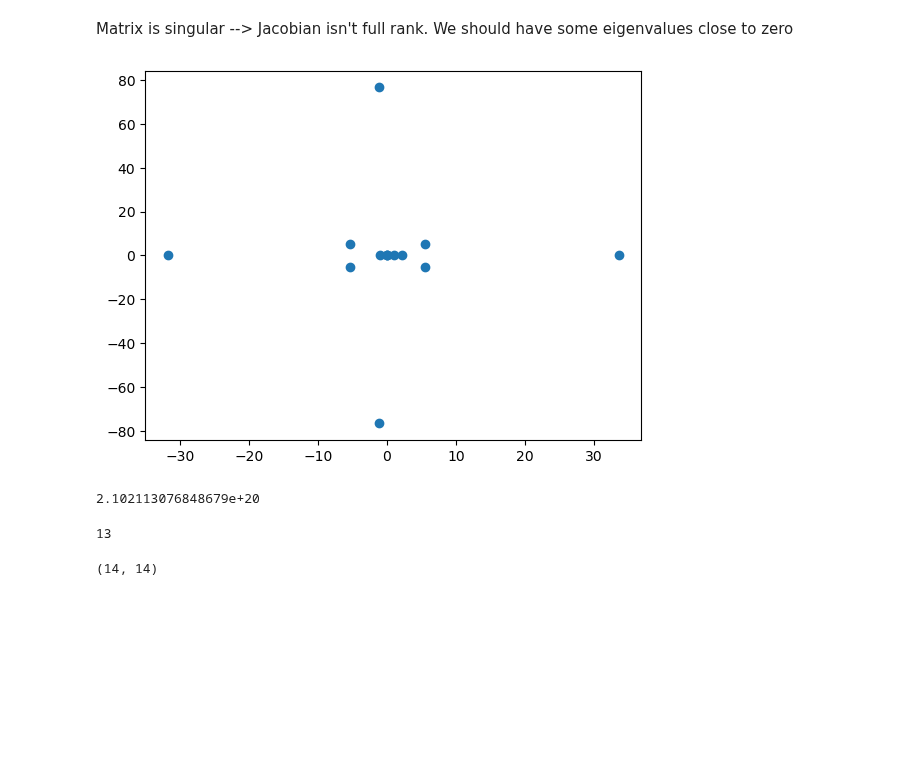
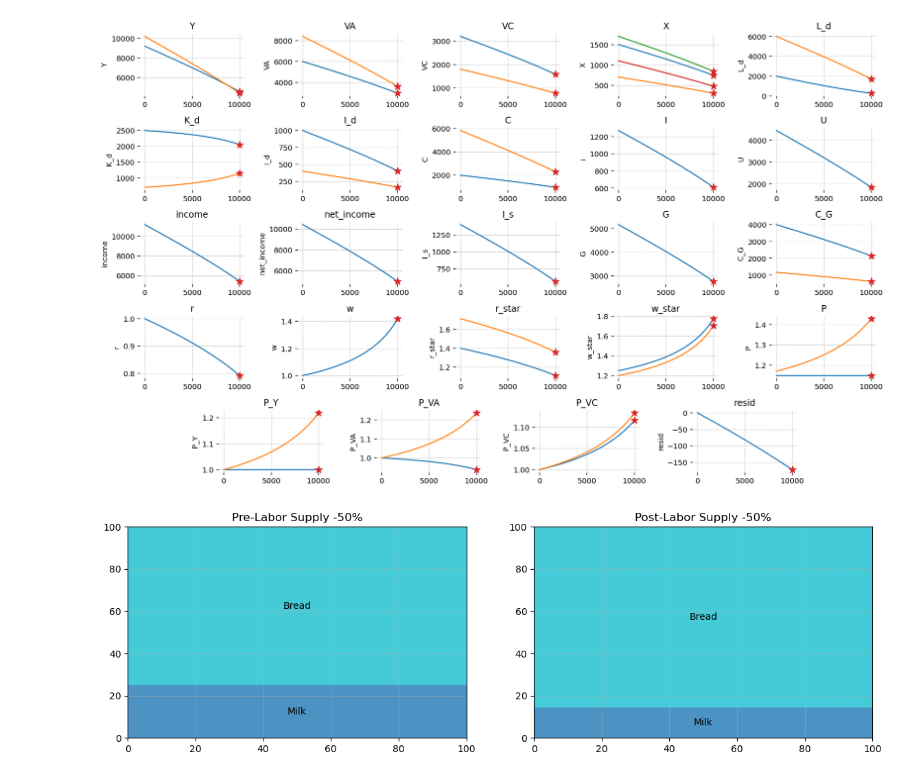
Before and after one commit to jessegrabowski/cge_modeling, a Jupyter notebook: notebooks/Tests and Ohter/Factor Tax Test.ipynb, the cells around one changed output. Drawn from its saved outputs; the diff is of its cells as text; code cells hidden in the pictures; blank space fills up the shorter version.

Commit message:
Add plotting function
Add plotting requiresments to REQUIREMENTS.txt

Add tax example and SAM

```diff
--- a/notebooks/Tests and Ohter/Factor Tax Test.ipynb
+++ b/notebooks/Tests and Ohter/Factor Tax Test.ipynb
@@ -15,7 +16,11 @@ from cge_modeling.pytensorf.compile import (
     pytensor_objects_from_CGEModel,
 )
 # %%
-df = pd.read_csv("../data/factor_tax.csv", index_col=[0, 1], header=[0, 1]).fillna(0)
+df = pd.read_csv("../data/factor_tax.csv", index_col=[0, 1], header=[0, 1]).fillna(0).iloc[:-4, :-1]
 np.testing.assert_allclose(df.sum(axis=0).values, df.sum(axis=1).values)
+# %%
+sectors = ["Milk", "Bread"]
+n_sectors = 2
+coords = {"i": sectors, "j": sectors}
 # %%
 variables = [
@@ -99,3 +272,9 @@ assert n_eq == n_var, f"{n_eq} equations, {n_var} variables"
+# %%
+def get_CES_params(fac1, fac2, p1, p2, output, epsilon):
+    _rho = (epsilon - 1) / epsilon
+    alpha = p1 * fac1 ** (1 / epsilon) / ((p1 * fac1 ** (1 / epsilon) + p2 * fac2 ** (1 / epsilon)))
+    A = output * (alpha * fac1**_rho + (1 - alpha) * fac2**_rho) ** (-1 / _rho)
+    return A, alpha
 # %%
 def calibrate_model(
     *,
@@ -162,20 +390,26 @@ def calibrate_model(
 # %%
+from copy import deepcopy
+
 initial_data = {
-    "Y": df.loc[("Production")].values.sum(),
-    "K_s": df.loc[("Institution", "Household"), ("Factor", "Capital")],
-    "L_s": df.loc[("Institution", "Household"), ("Factor", "Labor")],
-    "K_d": df.loc[("Factor", "Capital"), :].sum(),
-    "L_d": df.loc[("Factor", "Labor"), :].sum(),
-    "C": df.loc[("Production", "Firm"), ("Institution", "Household")],
+    "Y": df["Production"].values.sum(axis=0),
+    "K_d": df.loc[("Factor", "Capital"), "Activities"],
+    "L_d": df.loc[("Factor", "Labor"), "Activities"],
+    "X": df.loc["Production", "Activities"],
+    "C": df.loc["Production", ("Institution", "Household")],
     "I": df.loc[("Other", "Investment"), ("Institution", "Household")],
-    "C_G": df.loc[("Production", "Firm"), ("Institution", "Govt")],
+    "I_d": df.loc["Production", ("Other", "Investment")],
+    "C_G": df.loc["Production", ("Institution", "Govt")],
     "I_G": df.loc[("Other", "Investment"), ("Institution", "Govt")],
-    "sales_tax_revenue": df.loc[("Institution", "Govt"), ("Production", "Firm")],
-    "income_tax_revenue": df.loc[("Institution", "Govt"), ("Institution", "Household")],
-    "capital_tax_revenue": df.loc[("Institution", "Govt"), ("Factor", "Capital")],
-    "wage_tax_revenue": df.loc[("Institution", "Govt"), ("Factor", "Labor")],
+    "sales_tax_payment": df.loc["Sales Tax", ("Institution", "Household")],
+    "income_tax_payment": df.loc[("Income Tax", "Household"), ("Institution", "Household")],
+    "capital_tax_payment": df.loc[("Use Tax", "Capital"), "Production"],
+    "wage_tax_payment": df.loc[("Use Tax", "Labor"), "Production"],
 }
 
-econometric_estimates = {"epsilon": 3.0}
+initial_data = {
+    k: deepcopy(v.values) if hasattr(v, "values") else v for k, v in initial_data.items()
+}
+
+econometric_estimates = {"epsilon": np.full(n_sectors, 3), "epsilon_C": 10}
 
 calibrated_data = calibrate_model(mod=mod, **(initial_data | econometric_estimates))
@@ -202,22 +430,14 @@ Inputs types: [TensorType(float64, shape=(14, 14)), TensorType(float64, shape=(1
-# %% [markdown]
-Matrix is singular --> Jacobian isn't full rank. We should have some eigenvalues close to zero
-# %%
-jac = mod.f_jac(**calibrated_data)
-jac_eigs = np.linalg.eigvals(jac)
-fig, ax = plt.subplots()
-ax.scatter(jac_eigs.real, jac_eigs.imag)
-plt.show()
-# %% [output]
-[figure, removed]
-# %%
-np.linalg.cond(jac)
-# %% [output]
-2.102113076848679e+20
-# %%
-np.linalg.matrix_rank(jac)
-# %% [output]
-13
-# %%
-jac.shape
-# %% [output]
-(14, 14)
+# %%
+cge.plot_lines(idata_sim, mod)
+# %% [output]
+[figure, added]
+# %%
+cge.plot_kateplot(
+    idata_sim,
+    initial_values=calibrated_data,
+    var_names=["L_d"],
+    shock_name="Labor Supply -50%",
+    mod=mod,
+)
+# %% [output]
+[figure, added]
```
Also changed, not shown: parts of 10 cells of this notebook, 6 other files.
